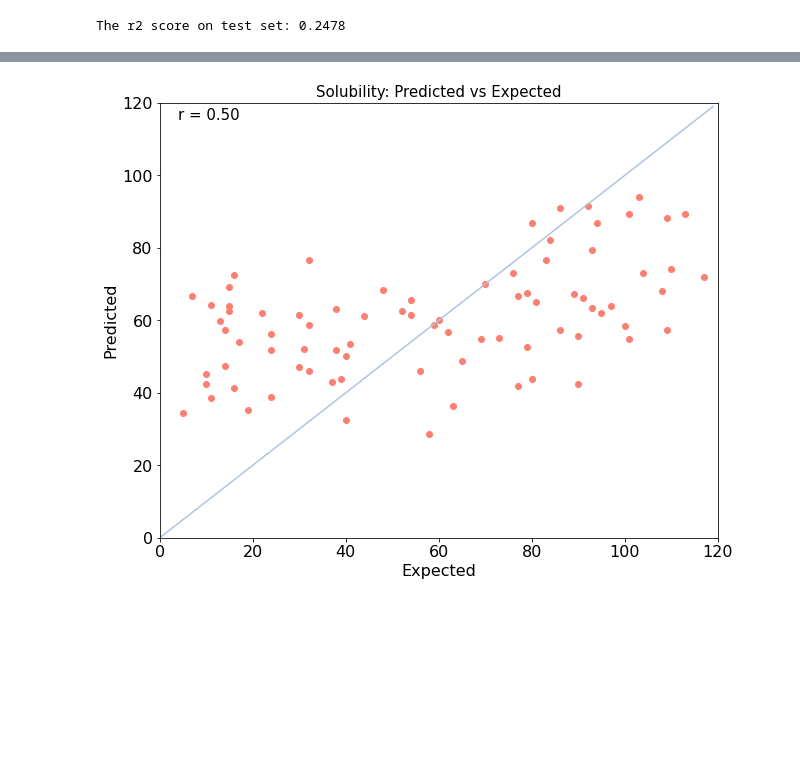
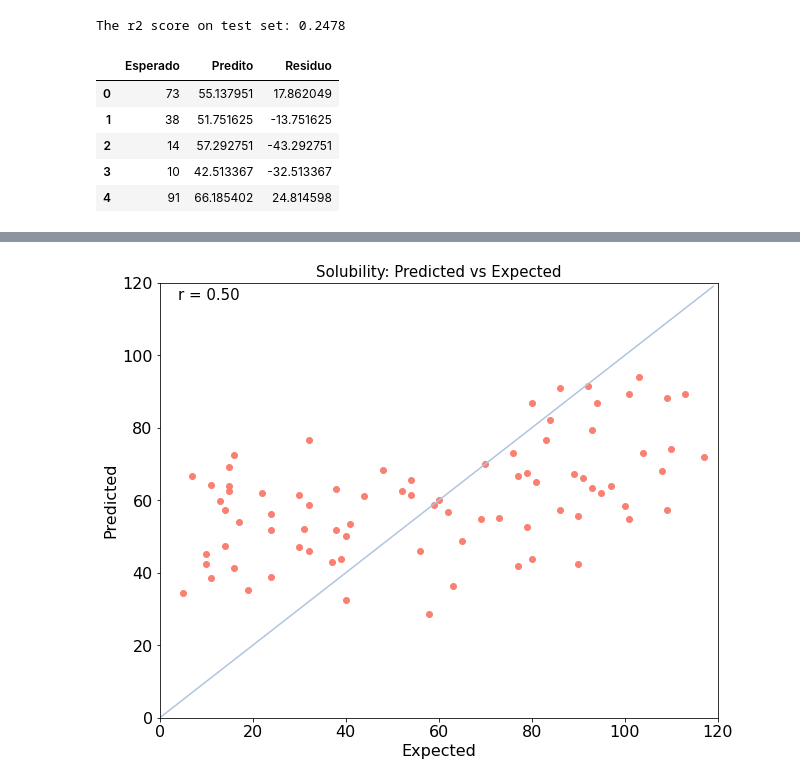
Before and after one commit to RenanDidier/protein-solubility-prediction, a Jupyter notebook: src/sol-ml-modeling-xgboost.ipynb, the cells around one changed output, grey strips where cells are left out. Drawn from its saved outputs; the diff is of its cells as text; code cells hidden in the pictures; blank space fills up the shorter version.

```diff
--- a/src/sol-ml-modeling-xgboost.ipynb
+++ b/src/sol-ml-modeling-xgboost.ipynb
@@ -160,3 +160,17 @@ r2 = r2_score(y_test, y_pred)
 print("The r2 score on test set: {:.4f}".format(r2))
 # %% [output]
 The r2 score on test set: 0.2478
+# %%
+res_df = pd.DataFrame()
+res_df['Esperado'] = y_test
+res_df['Predito'] = y_pred
+res_df['Residuo'] = res_df['Esperado'] - res_df['Predito']
+
+res_df.head()
+# %% [output]
+|  | Esperado | Predito | Residuo |
+| 0 | 73 | 55.137951 | 17.862049 |
+| 1 | 38 | 51.751625 | -13.751625 |
+| 2 | 14 | 57.292751 | -43.292751 |
+| 3 | 10 | 42.513367 | -32.513367 |
+| 4 | 91 | 66.185402 | 24.814598 |
```
Also changed, not shown: parts of 4 cells of this notebook, 1 other file.
